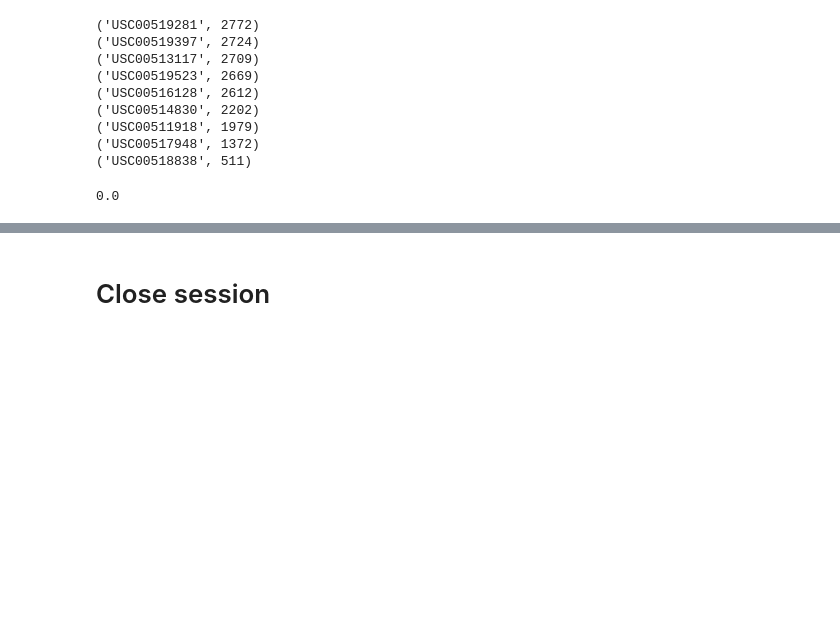
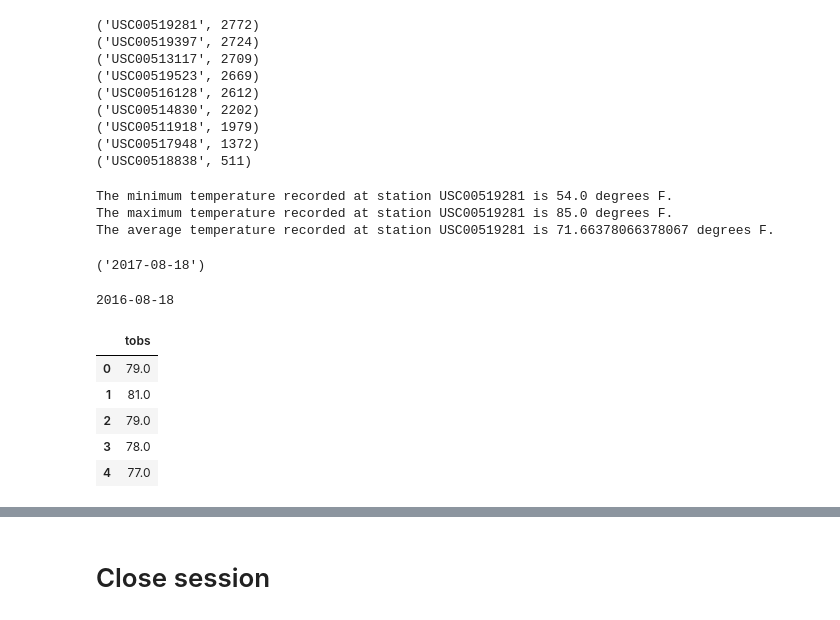
Before and after one commit to sunwoo-kim20/sql-hawaii-weather-analysis, a Jupyter notebook: climate_starter.ipynb, the cells around one changed output, grey strips where cells are left out. Cells and saved outputs as stored; diff of their text form; code cells hidden in the pictures; blank space fills up the shorter version.

```diff
--- a/climate_starter.ipynb
+++ b/climate_starter.ipynb
@@ -182,13 +175,18 @@ for station in observation_counts:
 # Using the most active station id from the previous query, calculate the lowest, highest, and average temperature.
 most_active_stn = 'USC00519281'
 
-most_active_summary = session.query(func.min(Measurement.prcp), func.max(Measurement.prcp), func.avg(Measurement.prcp)).\
+most_active_summary = session.query(func.min(Measurement.tobs), func.max(Measurement.tobs), func.avg(Measurement.tobs)).\
     filter(Measurement.station == most_active_stn).\
     all()
 min_prcp = most_active_summary[0][0]
 max_prcp = most_active_summary[0][1]
 avg_prcp = most_active_summary[0][2]
 
-print(f"The minimum ")
+
+print(f"The minimum temperature recorded at station {most_active_stn} is {min_prcp} degrees F.")
+print(f"The maximum temperature recorded at station {most_active_stn} is {max_prcp} degrees F.")
+print(f"The average temperature recorded at station {most_active_stn} is {avg_prcp} degrees F.")
 # %% [output]
-0.0
+The minimum temperature recorded at station USC00519281 is 54.0 degrees F.
+The maximum temperature recorded at station USC00519281 is 85.0 degrees F.
+The average temperature recorded at station USC00519281 is 71.66378066378067 degrees F.
@@ -197,0 +193,29 @@ print(f"The minimum ")
+# %%
+# Find most recent date for most active station
+date = session.query(Measurement.date).\
+    filter(Measurement.station == most_active_stn).\
+    order_by(Measurement.date.desc()).\
+    first()
+date
+# %% [output]
+('2017-08-18')
+# %%
+# Create datetime object and use timedelta to get one year before
+temp_query_date = dt.date(2017,8,18) - dt.timedelta(days = 365)
+print(temp_query_date)
+# %% [output]
+2016-08-18
+# %%
+# Query the last 12 months of temperature observation data for this station and create dataframe
+last_year_temps = session.query(Measurement.tobs).\
+    filter(Measurement.date > temp_query_date).\
+    filter(Measurement.station == most_active_stn).statement
+temps_df = pd.read_sql(last_year_temps, session.bind)
+temps_df.head()
+# %% [output]
+|  | tobs |
+| 0 | 79.0 |
+| 1 | 81.0 |
+| 2 | 79.0 |
+| 3 | 78.0 |
+| 4 | 77.0 |
```
Also changed, not shown: parts of 5 cells of this notebook.
